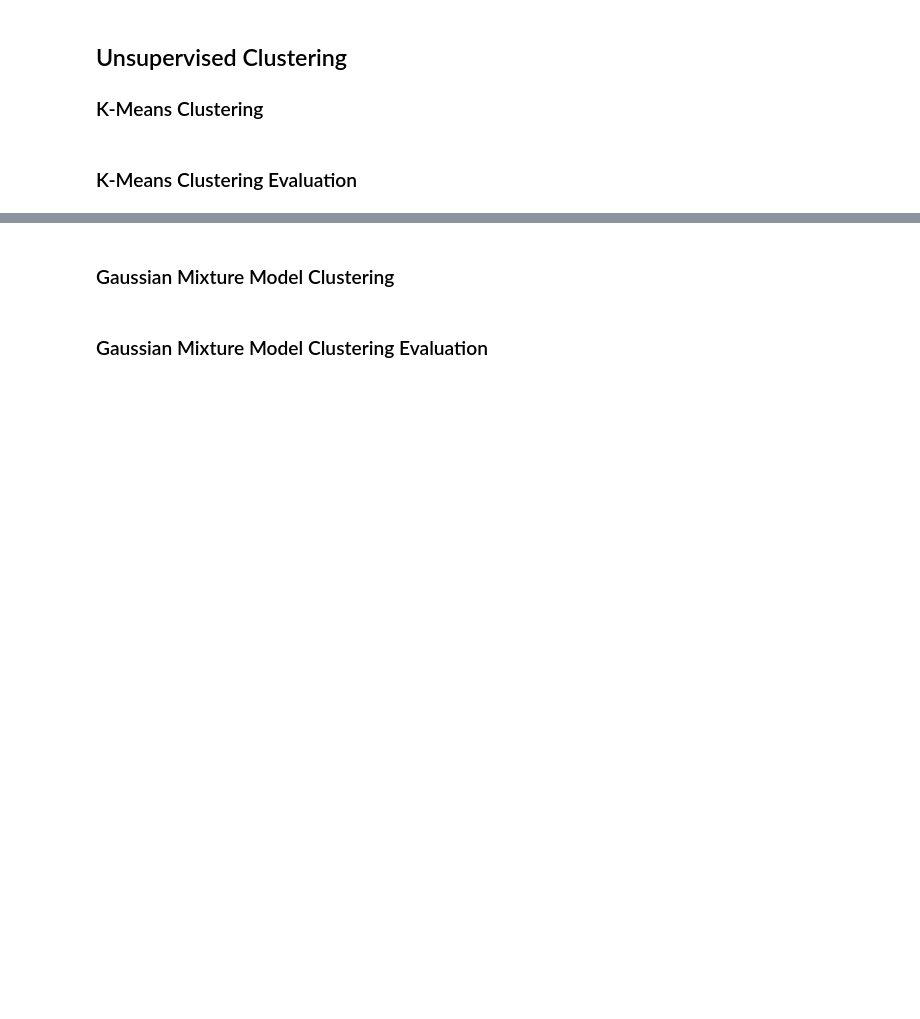
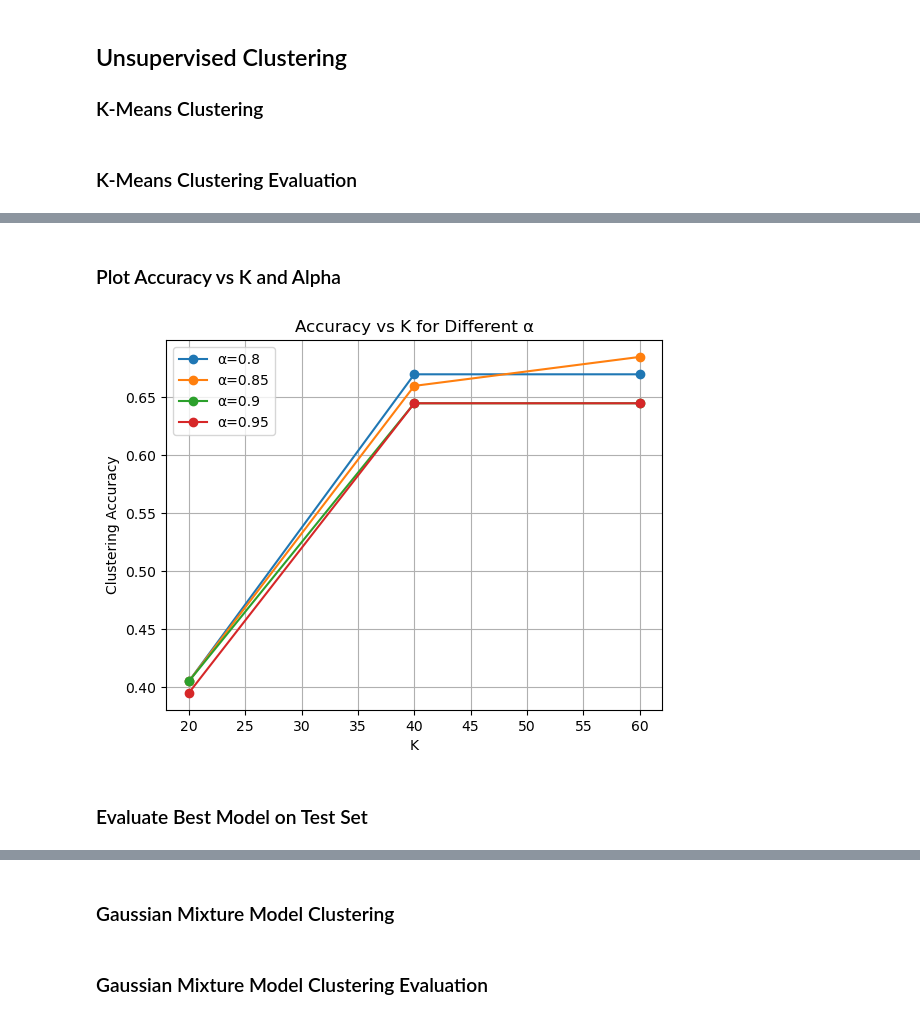
Before and after one commit to ranimeshehata/Face-Recognition, a Jupyter notebook: Face-Recognition.ipynb, the cells around one changed output, grey strips where cells are left out. Drawn from its saved outputs; the diff is of its cells as text; code cells hidden in the pictures; blank space fills up the shorter version.

```diff
--- a/Face-Recognition.ipynb
+++ b/Face-Recognition.ipynb
@@ -144,2 +191,14 @@ pca.visualize_projection(alpha=0.5)
 # %% [markdown]
 ### K-Means Clustering Evaluation
+# %%
+from sklearn.metrics import confusion_matrix, f1_score
+from scipy.optimize import linear_sum_assignment
+
+def clustering_accuracy(y_true, y_pred):
+    D = max(y_pred.max(), y_true.max()) + 1
+    cost = np.zeros((D, D), dtype=int)
+    for i in range(len(y_pred)):
+        cost[y_pred[i], y_true[i]] += 1
+    row_ind, col_ind = linear_sum_assignment(cost.max() - cost)
+    total_correct = sum(cost[i, j] for i, j in zip(row_ind, col_ind))
+    return total_correct / len(y_pred)
@@ -145,0 +207,13 @@ pca.visualize_projection(alpha=0.5)
+# %%
+results = []
+
+for alpha in [0.8, 0.85, 0.9, 0.95]:
+    reduced_data, eigvecs = pca.project(alpha)
+
+    for K in [20, 40, 60]:
+        kmeans = KMeans(n_clusters=K)
+        kmeans.fit(reduced_data)
+
+        acc = clustering_accuracy(pca.y_train, kmeans.labels_)
+        results.append((alpha, K, acc))
+        print(f"Alpha: {alpha}, K: {K}, Accuracy: {acc:.4f}")
@@ -145,0 +233,20 @@ pca.visualize_projection(alpha=0.5)
+# %% [markdown]
+###  Plot Accuracy vs K and Alpha
+# %%
+import matplotlib.pyplot as plt
+
+for alpha in [0.8, 0.85, 0.9, 0.95]:
+    accs = [acc for a, k, acc in results if a == alpha]
+    ks = [k for a, k, acc in results if a == alpha]
+    plt.plot(ks, accs, marker='o', label=f'α={alpha}')
+
+plt.xlabel('K')
+plt.ylabel('Clustering Accuracy')
+plt.title('Accuracy vs K for Different α')
+plt.legend()
+plt.grid()
+plt.show()
+# %% [output]
+[figure, added]
+# %% [markdown]
+### Evaluate Best Model on Test Set
```
Also changed, not shown: parts of 9 cells of this notebook.
